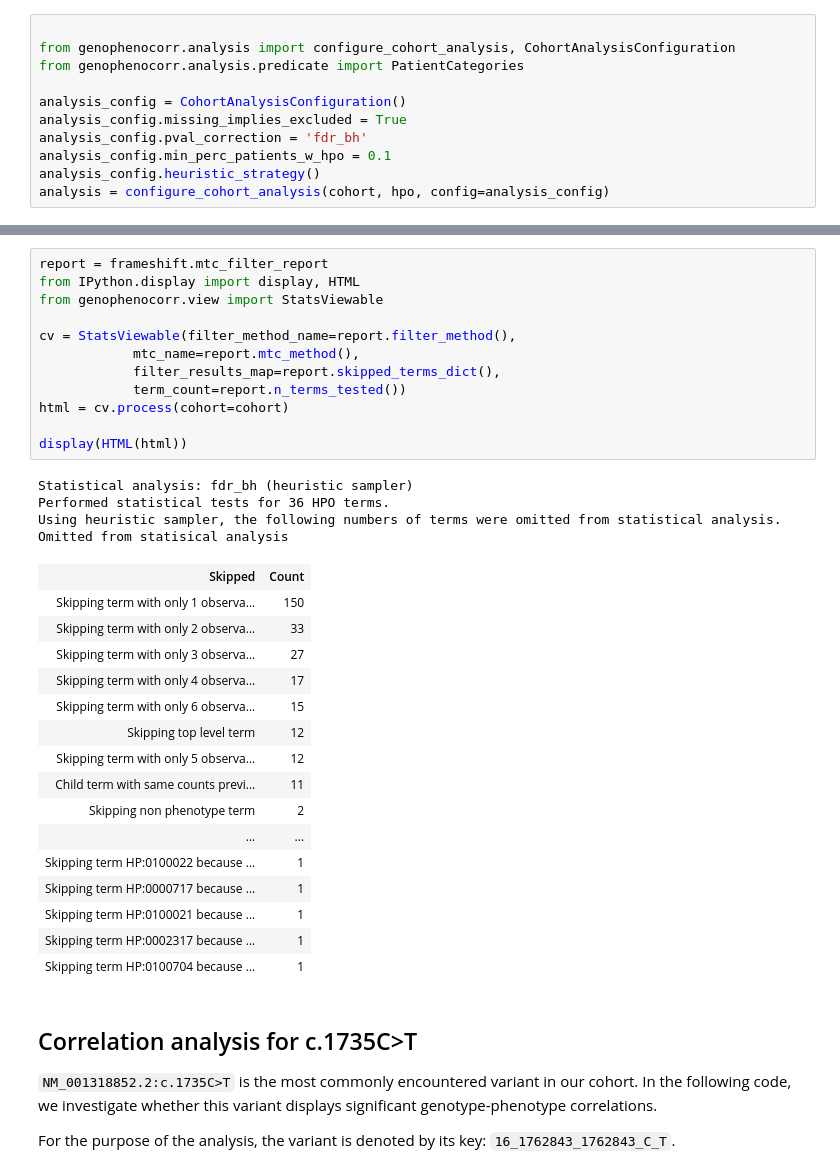
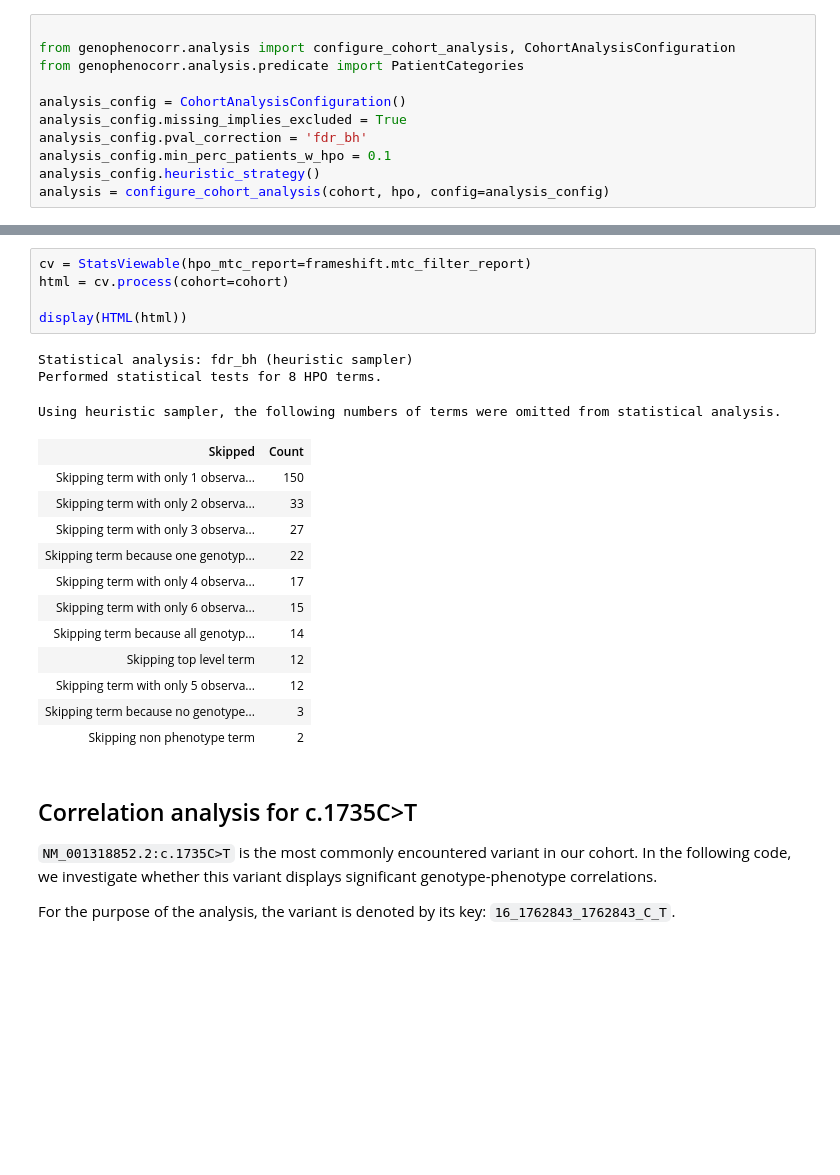
Before and after one commit to monarch-initiative/gpsea, a Jupyter notebook: notebooks/MAPK8IP3/MAPK8IP3.ipynb, the cells around one changed output, grey strips where cells are left out. Saved outputs shown, nothing was run; the diff lists cells and outputs as text; blank space fills up the shorter version.

```diff
--- a/notebooks/MAPK8IP3/MAPK8IP3.ipynb
+++ b/notebooks/MAPK8IP3/MAPK8IP3.ipynb
@@ -176,36 +171,24 @@ frameshift.summarize(hpo, PatientCategories.YES)
 # %%
-report = frameshift.mtc_filter_report
-from IPython.display import display, HTML
-from genophenocorr.view import StatsViewable
-
-cv = StatsViewable(filter_method_name=report.filter_method(),
-            mtc_name=report.mtc_method(),
-            filter_results_map=report.skipped_terms_dict(),
-            term_count=report.n_terms_tested())
+cv = StatsViewable(hpo_mtc_report=frameshift.mtc_filter_report)
 html = cv.process(cohort=cohort)
 
 display(HTML(html))
 # %% [output]
 Statistical analysis: fdr_bh (heuristic sampler)
-Performed statistical tests for 36 HPO terms.
-Using heuristic sampler, the following numbers of terms were omitted from statistical analysis.
-Omitted from statisical analysis
+Performed statistical tests for 8 HPO terms.
+Using heuristic sampler, the following numbers of terms were omitted from statistical analysis.
 | Skipped | Count |
 | Skipping term with only 1 observa... | 150 |
 | Skipping term with only 2 observa... | 33 |
 | Skipping term with only 3 observa... | 27 |
+| Skipping term because one genotyp... | 22 |
 | Skipping term with only 4 observa... | 17 |
 | Skipping term with only 6 observa... | 15 |
+| Skipping term because all genotyp... | 14 |
 | Skipping top level term | 12 |
 | Skipping term with only 5 observa... | 12 |
-| Child term with same counts previ... | 11 |
+| Skipping term because no genotype... | 3 |
 | Skipping non phenotype term | 2 |
-| ... | ... |
-| Skipping term HP:0100022 because ... | 1 |
-| Skipping term HP:0000717 because ... | 1 |
-| Skipping term HP:0100021 because ... | 1 |
-| Skipping term HP:0002317 because ... | 1 |
-| Skipping term HP:0100704 because ... | 1 |
 # %% [markdown]
 ## Correlation analysis for c.1735C>T
 
```
Also changed, not shown: parts of 6 cells of this notebook, 5 other files.
